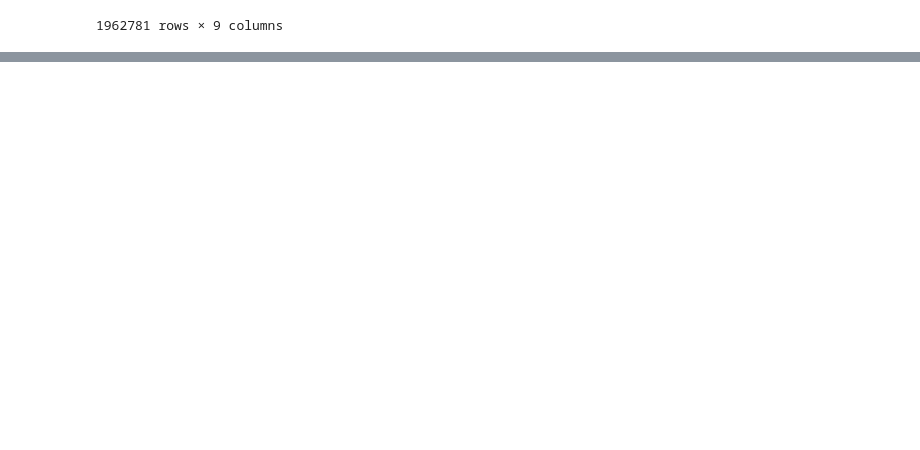
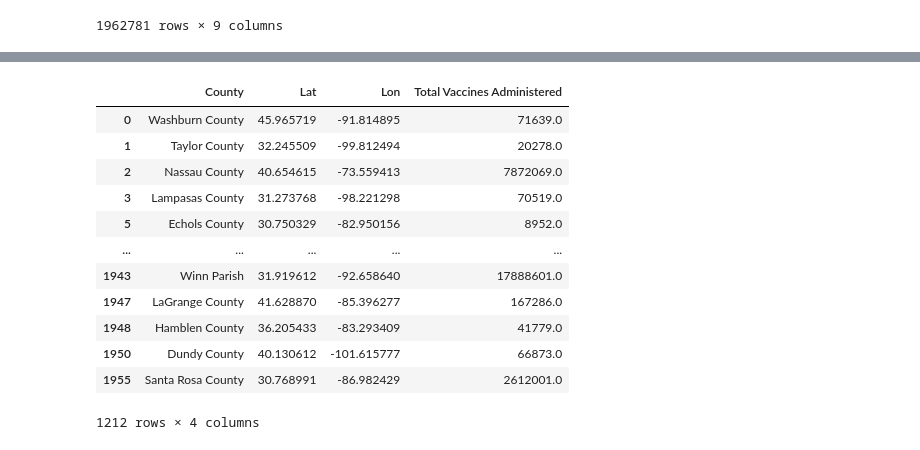
Before and after one commit to tinalina1003/Project1-Group4, a Jupyter notebook: Keyana/Vaccinations Administered by County.ipynb, the cells around one changed output, grey strips where cells are left out. Saved outputs shown, nothing was run; the diff lists cells and outputs as text; code cells hidden in the pictures; blank space fills up the shorter version.

```diff
--- a/Keyana/Vaccinations Administered by County.ipynb
+++ b/Keyana/Vaccinations Administered by County.ipynb
@@ -197,0 +232,17 @@ map_plot_1
+# %%
+# Drop NaN
+county_vaccine_df.dropna()
+# %% [output]
+|  | County | Lat | Lon | Total Vaccines Administered |
+| 0 | Washburn County | 45.965719 | -91.814895 | 71639.0 |
+| 1 | Taylor County | 32.245509 | -99.812494 | 20278.0 |
+| 2 | Nassau County | 40.654615 | -73.559413 | 7872069.0 |
+| 3 | Lampasas County | 31.273768 | -98.221298 | 70519.0 |
+| 5 | Echols County | 30.750329 | -82.950156 | 8952.0 |
+| ... | ... | ... | ... | ... |
+| 1943 | Winn Parish | 31.919612 | -92.658640 | 17888601.0 |
+| 1947 | LaGrange County | 41.628870 | -85.396277 | 167286.0 |
+| 1948 | Hamblen County | 36.205433 | -83.293409 | 41779.0 |
+| 1950 | Dundy County | 40.130612 | -101.615777 | 66873.0 |
+| 1955 | Santa Rosa County | 30.768991 | -86.982429 | 2612001.0 |
+1212 rows × 4 columns
```
Also changed, not shown: parts of 19 cells of this notebook, 1 other file.
